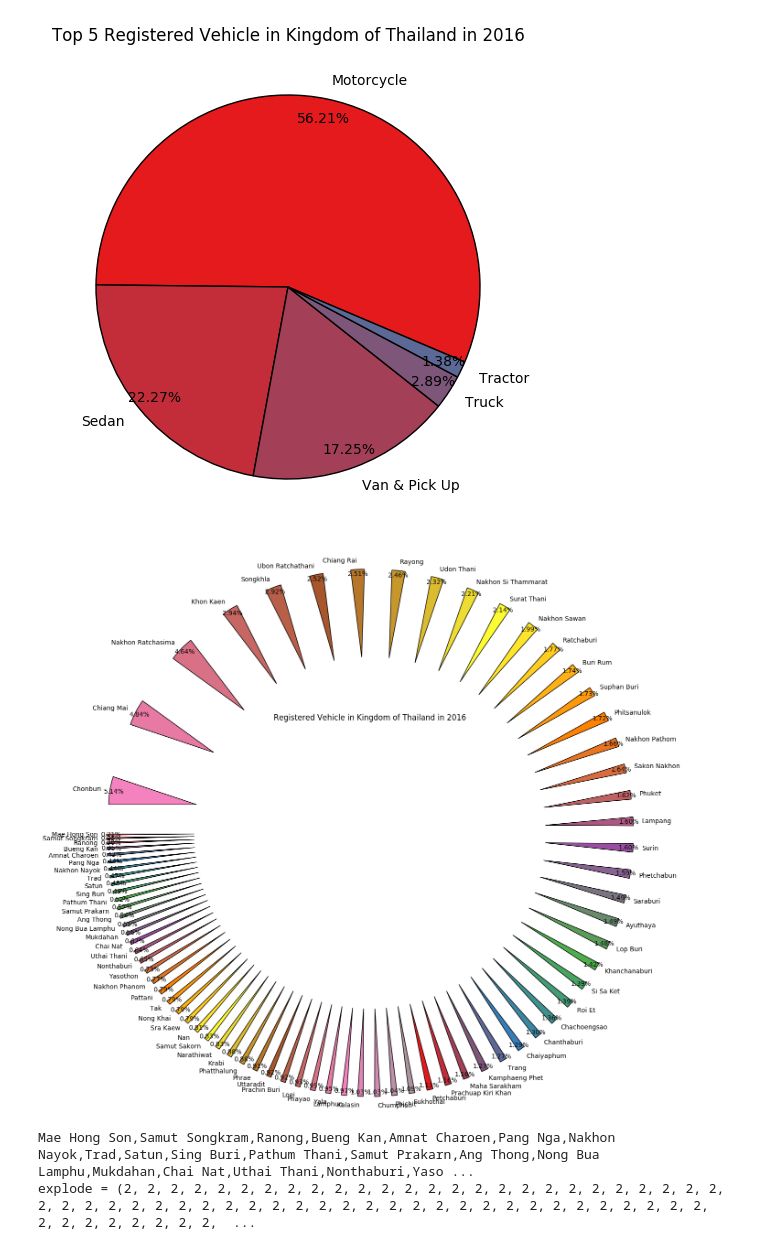
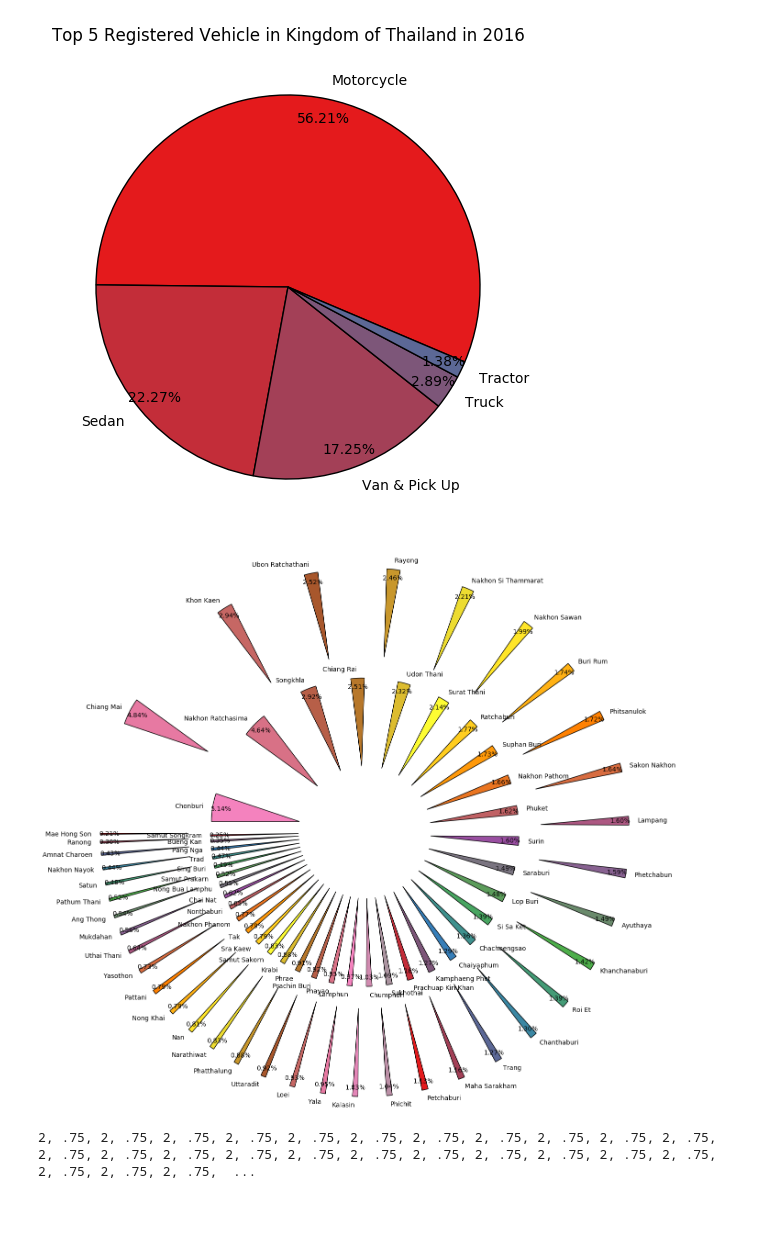
Before and after one commit to sagelga/psit-project, a Jupyter notebook: Total Car - N E NE W S C Reg (Pie Chart).ipynb, the cells around one changed output. Drawn from its saved outputs; the diff is of its cells as text; code cells hidden in the pictures; blank space fills up the shorter version.

Commit message:
Experimental on Pie Chart + Edit Heading

```diff
--- a/Total Car - N E NE W S C Reg (Pie Chart).ipynb
+++ b/Total Car - N E NE W S C Reg (Pie Chart).ipynb
@@ -183,32 +183,30 @@ total_car_pie_chart()
 # %%
 """
 Pie chart by the total registering cars.
 """
 from pylab import *
 from matplotlib import cm
 def total_car_pie_chart():
     # make a square figure and axes
     figure(1, figsize=(6,6))
     ax = axes([0.1, 0.1, 0.8, 0.8])
     # The slices will be ordered and plotted counter-clockwise.
     labels = 'Mae Hong Son', 'Samut Songkram', 'Ranong', 'Bueng Kan', 'Amnat Charoen', 'Pang Nga', 'Nakhon Nayok', 'Trad', 'Satun', 'Sing Buri', 'Pathum Thani', 'Samut Prakarn', 'Ang Thong', 'Nong Bua Lamphu', 'Mukdahan', 'Chai Nat', 'Uthai Thani', 'Nonthaburi', 'Yasothon', 'Nakhon Phanom', 'Pattani', 'Tak', 'Nong Khai', 'Sra Kaew', 'Nan', 'Samut Sakorn', 'Narathiwat', 'Krabi', 'Phatthalung', 'Phrae', 'Uttaradit', 'Prachin Buri', 'Loei', 'Phayao', 'Yala', 'Lamphun', 'Kalasin', 'Chumphon', 'Phichit', 'Sukhothai', 'Petchaburi', 'Prachuap Kiri Khan', 'Maha Sarakham', 'Kamphaeng Phet', 'Trang', 'Chaiyaphum', 'Chanthaburi', 'Chachoengsao', 'Roi Et', 'Si Sa Ket', 'Khanchanaburi', 'Lop Buri', 'Ayuthaya', 'Saraburi', 'Phetchabun', 'Surin', 'Lampang', 'Phuket', 'Sakon Nakhon', 'Nakhon Pathom', 'Phitsanulok', 'Suphan Buri', 'Buri Rum', 'Ratchaburi', 'Nakhon Sawan', 'Surat Thani', 'Nakhon Si Thammarat', 'Udon Thani', 'Rayong', 'Chiang Rai', 'Ubon Ratchathani', 'Songkhla', 'Khon Kaen', 'Nakhon Ratchasima', 'Chiang Mai', 'Chonburi'
     fracs = [57536,69583,84644,98111,121165,122745,123291,131348,133028,135628,144507,144614,150409,154225,155442,172429,177562,182045,203899,213657,220058,221147,221173,221598,225384,230365,232610,245571,246757,253485,255755,257792,259646,264432,266119,269853,285970,288511,288931,304531,315275,323393,323476,353195,354028,360326,362162,378693,387544,387703,397001,412002,416328,416705,443819,444978,446759,452411,456473,462914,480971,481576,485829,492523,554211,597171,617511,645826,685357,700936,701817,814208,820245,1293523,1349910,1432816]
     cs=cm.Set1(np.arange(40)/40.)
-    explode = (2, 2, 2, 2, 2, 2, 2, 2, 2, 2, 2, 2, 2, 2, 2, 2, 2, 2, 2, 2, 2, 2, 2, 2, 2, 2, 2, 2, 2, 2, 2, 2, 2, 2, 2, 2, 2, 2, 2, 2, 2, 2, 2, 2, 2, 2, 2, 2, 2, 2, 2, 2, 2, 2, 2, 2, 2, 2, 2, 2, 2, 2, 2, 2, 2, 2, 2, 2, 2, 2, 2, 2, 2, 2, 2, 2)
-    pie(fracs, labels=labels, autopct='%1.2f%%', shadow=False, explode=explode, startangle=180, colors=cs, pctdistance=.95)
-    title('Registered Vehicle in Kingdom of Thailand in 2016')
+    explode = (2, .75, 2, .75, 2, .75, 2, .75, 2, .75, 2, .75, 2, .75, 2, .75, 2, .75, 2, .75, 2, .75, 2, .75, 2, .75, 2, .75, 2, .75, 2, .75, 2, .75, 2, .75, 2, .75, 2, .75, 2, .75, 2, .75, 2, .75, 2, .75, 2, .75, 2, .75, 2, .75, 2, .75, 2, .75, 2, .75, 2, .75, 2, .75, 2, .75, 2, .75, 2, .75, 2, .75, 2, .75, 2, .75)
+    pie(fracs, labels=labels, autopct='%1.2f%%', shadow=False, explode=explode, startangle=180, colors=cs, pctdistance=.9)
     show()
 total_car_pie_chart()
 # %% [output]
-[figure, old version]
+[figure, new version]
-# %%
-def penguin():
-    text = input()
-    text = text.split(",")
-    print('explode = (', end="")
-    print("2, " * len(text),end="")
-    print(')')
-penguin()
-# %% [output]
-Mae Hong Son,Samut Songkram,Ranong,Bueng Kan,Amnat Charoen,Pang Nga,Nakhon Nayok,Trad,Satun,Sing Buri,Pathum Thani,Samut Prakarn,Ang Thong,Nong Bua Lamphu,Mukdahan,Chai Nat,Uthai Thani,Nonthaburi,Yaso ...
-explode = (2, 2, 2, 2, 2, 2, 2, 2, 2, 2, 2, 2, 2, 2, 2, 2, 2, 2, 2, 2, 2, 2, 2, 2, 2, 2, 2, 2, 2, 2, 2, 2, 2, 2, 2, 2, 2, 2, 2, 2, 2, 2, 2, 2, 2, 2, 2, 2, 2, 2, 2, 2, 2, 2, 2, 2, 2, 2, 2, 2, 2, 2, 2,  ...
+# %%
+def penguin():
+    for i in range(75, -1, -1):
+        if i%2 == 0:
+            print(".75", end=", ")
+        else:
+            print("2", end=", ")
+penguin()
+# %% [output]
+2, .75, 2, .75, 2, .75, 2, .75, 2, .75, 2, .75, 2, .75, 2, .75, 2, .75, 2, .75, 2, .75, 2, .75, 2, .75, 2, .75, 2, .75, 2, .75, 2, .75, 2, .75, 2, .75, 2, .75, 2, .75, 2, .75, 2, .75, 2, .75, 2, .75,  ...
```
Also changed, not shown: 7 other files.
